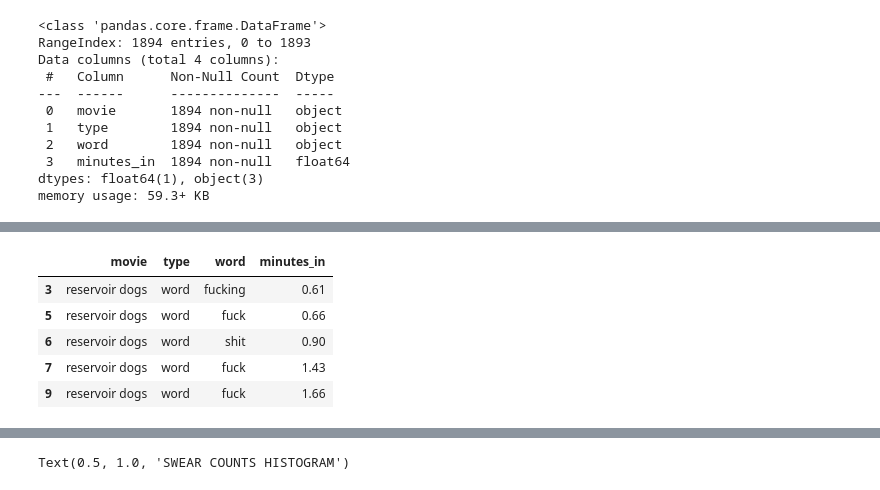
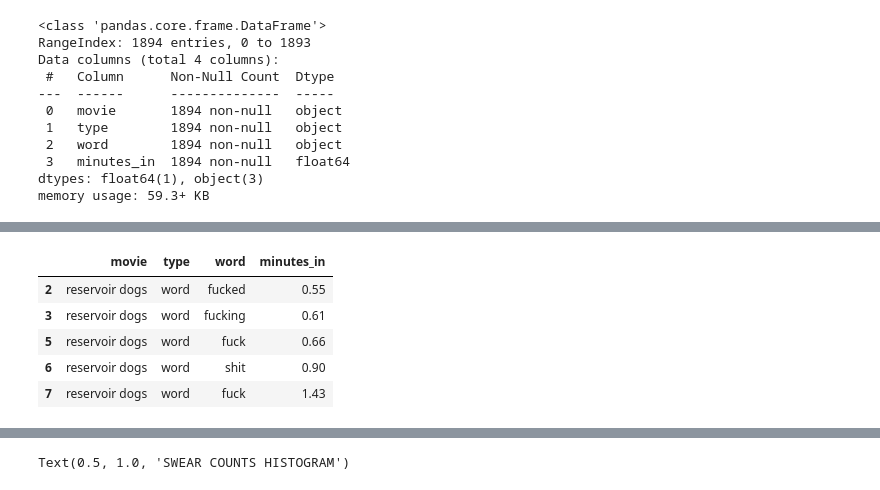
Before and after one commit to tmnkopp/PythonAutomation, a Jupyter notebook: py/tarantino.ipynb, the cells around one changed output, grey strips where cells are left out. Saved outputs shown, nothing was run; the diff lists cells and outputs as text; code cells hidden in the pictures.

```diff
--- a/py/tarantino.ipynb
+++ b/py/tarantino.ipynb
@@ -46,4 +40,4 @@ array(['reservoir dogs', 'pulp fiction', 'kill bill: vol. 1',
 # %%
-top10=df.loc[df['type']=='word']['word'].value_counts()[:10]
-top10
+top_words=df.loc[df['type']=='word']['word'].value_counts()[:12]
+top_words
 # %% [output]
@@ -60,11 +56,11 @@ damn             37
 Name: word, dtype: int64
 # %%
-dfWords=df.loc[df['word'].isin(top10.index)]
+dfWords=df.loc[df['word'].isin(top_words.index)]
 dfWords.head()
 # %% [output]
 |  | movie | type | word | minutes_in |
+| 2 | reservoir dogs | word | fucked | 0.55 |
 | 3 | reservoir dogs | word | fucking | 0.61 |
 | 5 | reservoir dogs | word | fuck | 0.66 |
 | 6 | reservoir dogs | word | shit | 0.90 |
 | 7 | reservoir dogs | word | fuck | 1.43 |
-| 9 | reservoir dogs | word | fuck | 1.66 |
```
Also changed, not shown: parts of 6 cells of this notebook.
